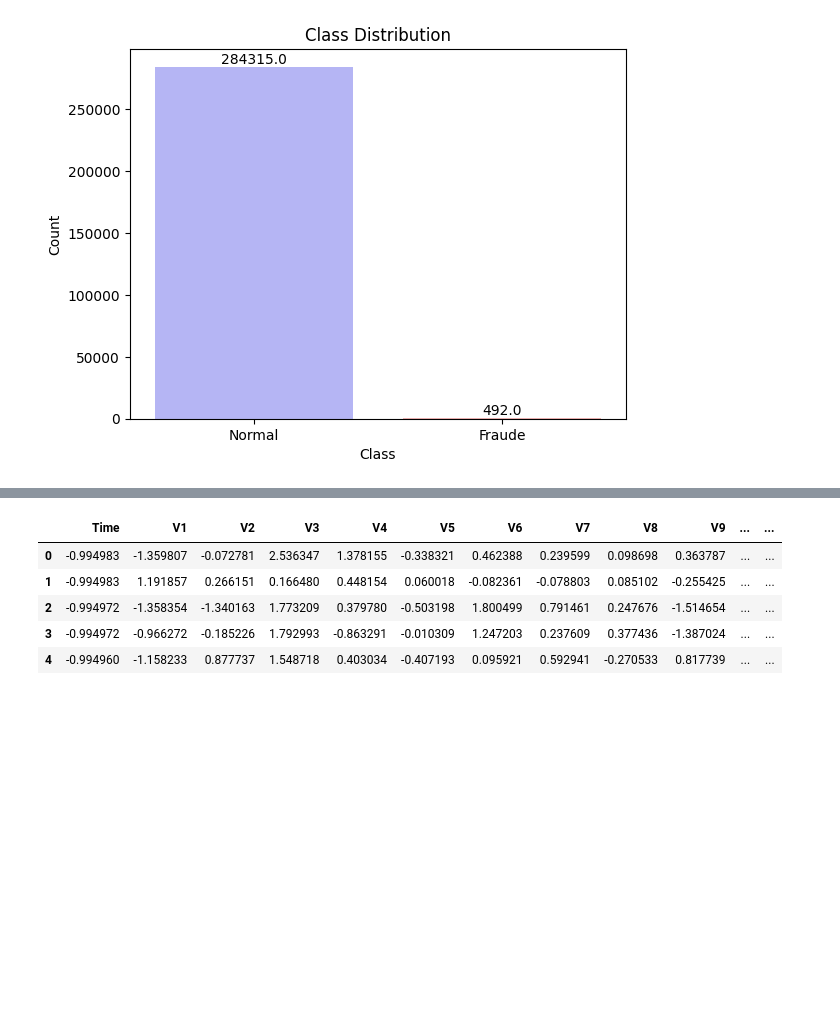
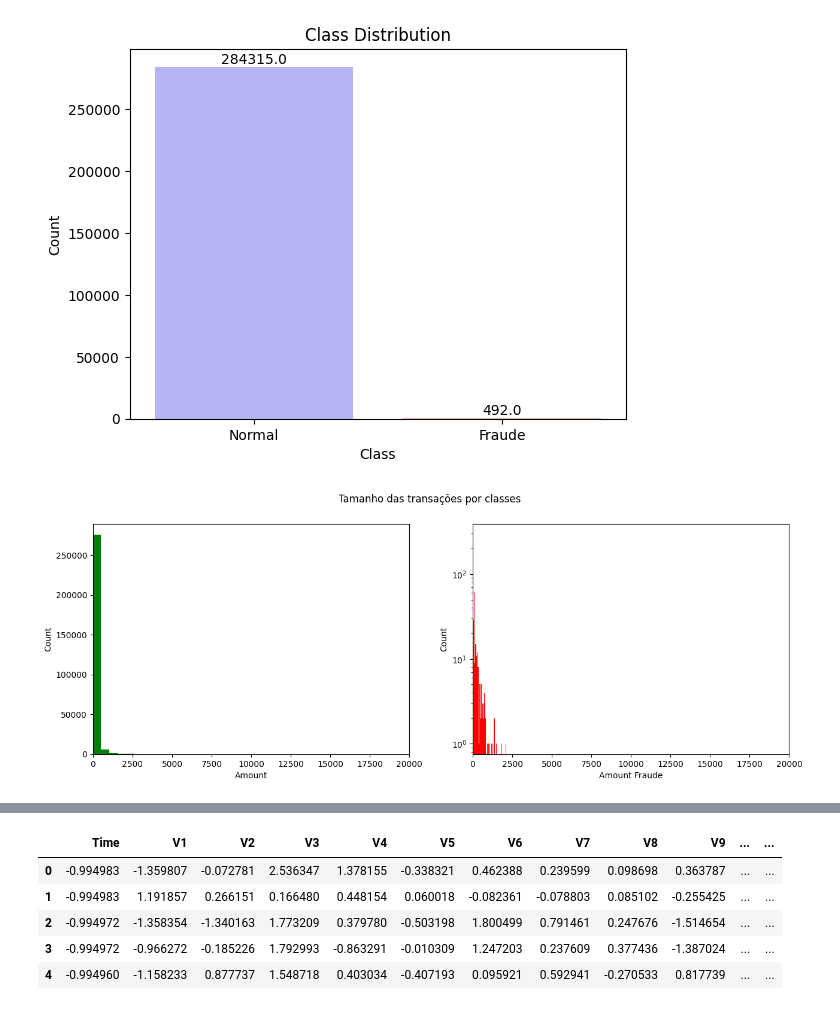
Before and after one commit to Fecarvalho00/Creditcard_fraud_analysis, a Jupyter notebook: creditcard_fraud.ipynb, the cells around one changed output, grey strips where cells are left out. Cells and saved outputs as stored; diff of their text form; code cells hidden in the pictures; blank space fills up the shorter version.

```diff
--- a/creditcard_fraud.ipynb
+++ b/creditcard_fraud.ipynb
@@ -56,3 +56,26 @@ plt.grid(False)
 plt.show()
 # %% [output]
 [figure]
+# %%
+figure, (ax1, ax2) = plt.subplots(1, 2, figsize=(15, 5), sharex = True)
+
+figure.suptitle('Tamanho das transações por classes')
+
+bins = 50
+
+ax1.hist(df[df['Class'] == 0]['Amount'], bins=bins, color='g',
+         label='Normal')
+
+ax2.hist(df[df['Class'] == 1]['Amount'], bins=bins, color='r',
+         label='Fraude')
+
+ax1.set_xlabel('Amount')
+ax1.set_ylabel('Count')
+ax2.set_xlabel('Amount Fraude')
+ax2.set_ylabel('Count')
+
+plt.xlim((0, 20000))
+plt.yscale('log')
+plt.show()
+# %% [output]
+[figure, added]
```
Also changed, not shown: parts of 1 cell of this notebook.
